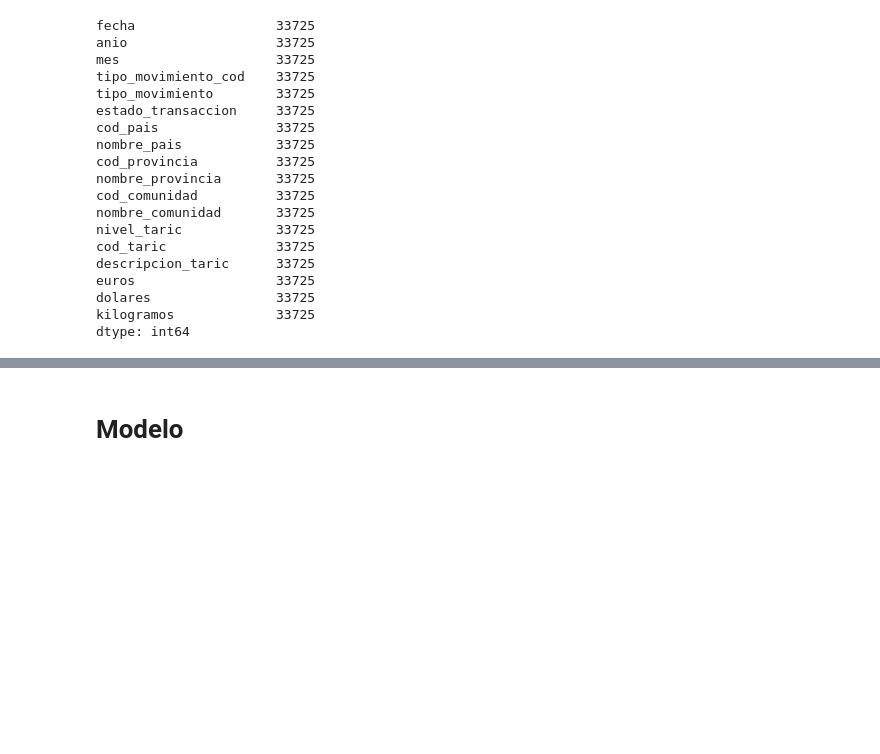
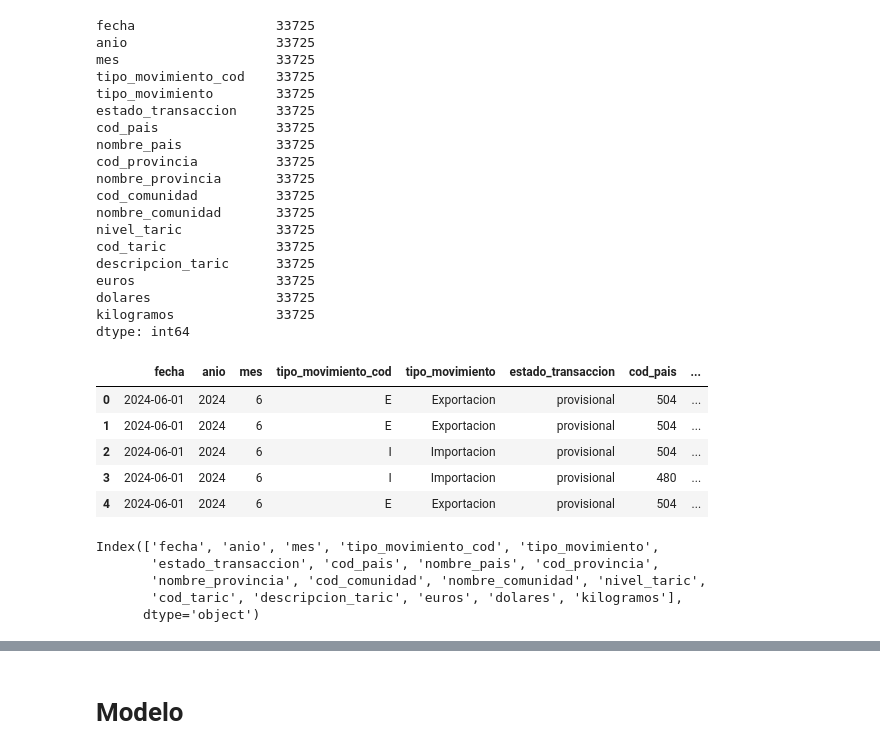
Before and after one commit to danilo06/unir-predictivo-andina-espana, a Jupyter notebook: 6 - Modelado/1 - Exploracion inicial .ipynb, the cells around one changed output, grey strips where cells are left out. Cells and saved outputs as stored; diff of their text form; code cells hidden in the pictures; blank space fills up the shorter version.

```diff
--- a/6 - Modelado/1 - Exploracion inicial .ipynb
+++ b/6 - Modelado/1 - Exploracion inicial .ipynb
@@ -41,3 +41,20 @@ euros                  33725
 dolares                33725
 kilogramos             33725
 dtype: int64
+# %%
+df.head()
+# %% [output]
+|  | fecha | anio | mes | tipo_movimiento_cod | tipo_movimiento | estado_transaccion | cod_pais | ... |
+| 0 | 2024-06-01 | 2024 | 6 | E | Exportacion | provisional | 504 | ... |
+| 1 | 2024-06-01 | 2024 | 6 | E | Exportacion | provisional | 504 | ... |
+| 2 | 2024-06-01 | 2024 | 6 | I | Importacion | provisional | 504 | ... |
+| 3 | 2024-06-01 | 2024 | 6 | I | Importacion | provisional | 480 | ... |
+| 4 | 2024-06-01 | 2024 | 6 | E | Exportacion | provisional | 504 | ... |
+# %%
+df.columns
+# %% [output]
+Index(['fecha', 'anio', 'mes', 'tipo_movimiento_cod', 'tipo_movimiento',
+       'estado_transaccion', 'cod_pais', 'nombre_pais', 'cod_provincia',
+       'nombre_provincia', 'cod_comunidad', 'nombre_comunidad', 'nivel_taric',
+       'cod_taric', 'descripcion_taric', 'euros', 'dolares', 'kilogramos'],
+      dtype='object')
```
Also changed, not shown: parts of 16 cells of this notebook, 3 other files.
